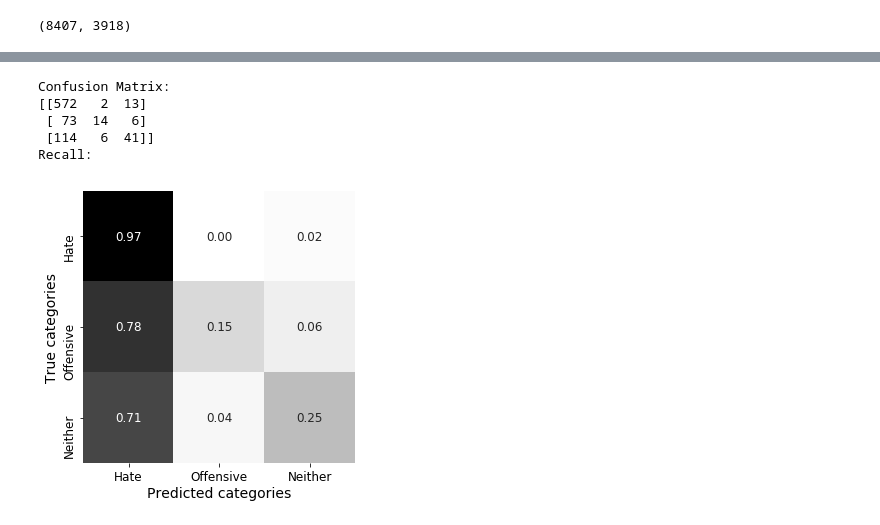
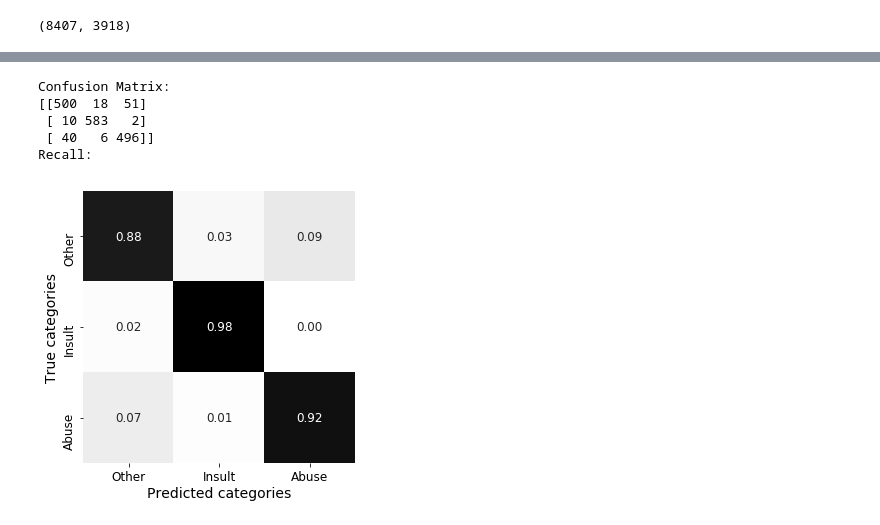
Before and after one commit to mjorgen1/DAADRISE_AbusiveLangProject, a Jupyter notebook: AutoSklearn-Work/Germ_DavidsonFeatureExtraction_AutoSklearn.ipynb, the cells around one changed output, grey strips where cells are left out. Cells and saved outputs as stored; diff of their text form; code cells hidden in the pictures.

Commit message:
updated german autosklearn

```diff
--- a/AutoSklearn-Work/Germ_DavidsonFeatureExtraction_AutoSklearn.ipynb
+++ b/AutoSklearn-Work/Germ_DavidsonFeatureExtraction_AutoSklearn.ipynb
@@ -214,0 +249,14 @@ X.columns = feature_names
+# %%
+# Upsample minority class insult
+df_insult_upsampled = resample(insult,
+                                 replace=True,     # sample with replacement
+                                 n_samples=4722,    # to match majority class
+                                 random_state=123) # reproducible results
+print('insult upsampled...done')
+
+# Upsample minority class abuse
+df_abuse_upsampled = resample(abuse,
+                                 replace=True,     # sample with replacement
+                                 n_samples=3926,    # to match majority class
+                                 random_state=123) # reproducible results
+print('abuse upsampled...done')
@@ -214,0 +266,11 @@ X.columns = feature_names
+# %%
+# For Upsampling, update X and y with new values
+# resampling doesn't impact the og dataframes, so we make new X and y with updated values
+X = pd.DataFrame() # might not need this, double check
+X = pd.concat([other, insult, df_insult_upsampled, abuse, df_abuse_upsampled])
+X = X.drop(columns="labels")
+y = pd.concat([other['labels'], insult['labels'], df_insult_upsampled['labels'], abuse['labels'], df_abuse_upsampled['labels']])
+print('shape of X: ')
+print(X.shape)
+print('shape of y: ')
+print(y.shape)
@@ -218,9 +298,8 @@ X_train, X_test, y_train, y_test = train_test_split(X, y, random_state=42, test_
 y_train = y_train.to_frame(name='labels')
 y_test = y_test.to_frame(name='labels')
 # %%
-# can't run with columns more than 5000 or so it seems
 print("start automl!")
-automl = autosklearn.classification.AutoSklearnClassifier(ml_memory_limit=10000, time_left_for_this_task=360, per_run_time_limit=36) #ensemble_size=0)
-automl.fit(X_train, y_train, dataset_name='english_data') # feat_type=classification is another param we might use?
+automl = autosklearn.classification.AutoSklearnClassifier(ml_memory_limit=100000, time_left_for_this_task=3600, per_run_time_limit=360)
+automl.fit(X_train, y_train, dataset_name='german_data') # feat_type=classification is another param we might use?
 # %% [output]
 start automl!
@@ -272,27 +355,26 @@ automl.sprint_statistics()
 # %%
-import matplotlib.pyplot as plt # TODO: take out once done checking
 print("Confusion Matrix: ")
 print(sklearn.metrics.confusion_matrix(y_test, y_hat))
+
 print("Recall: ")
-
 confusion_matrix = sklearn.metrics.confusion_matrix(y_test,y_hat)
 matrix_proportions = np.zeros((3,3))
 for i in range(0,3):
     matrix_proportions[i,:] = confusion_matrix[i,:]/float(confusion_matrix[i,:].sum())
-names=['Hate','Offensive','Neither']
+names=['Other','Insult','Abuse']
 confusion_df = pd.DataFrame(matrix_proportions, index=names,columns=names)
 plt.figure(figsize=(5,5))
 seaborn.heatmap(confusion_df,annot=True,annot_kws={"size": 12},cmap='gist_gray_r',cbar=False, square=True,fmt='.2f')
 plt.ylabel(r'True categories',fontsize=14)
 plt.xlabel(r'Predicted categories',fontsize=14)
 plt.tick_params(labelsize=12)
 # %% [output]
 Confusion Matrix:
-[[572   2  13]
- [ 73  14   6]
- [114   6  41]]
+[[500  18  51]
+ [ 10 583   2]
+ [ 40   6 496]]
 Recall:
-[figure, old version]
+[figure, new version]
 # %%
 # Create a new folder to hold statistics for a run
 def createFolder(directory):
```
Also changed, not shown: parts of 14 cells of this notebook.
